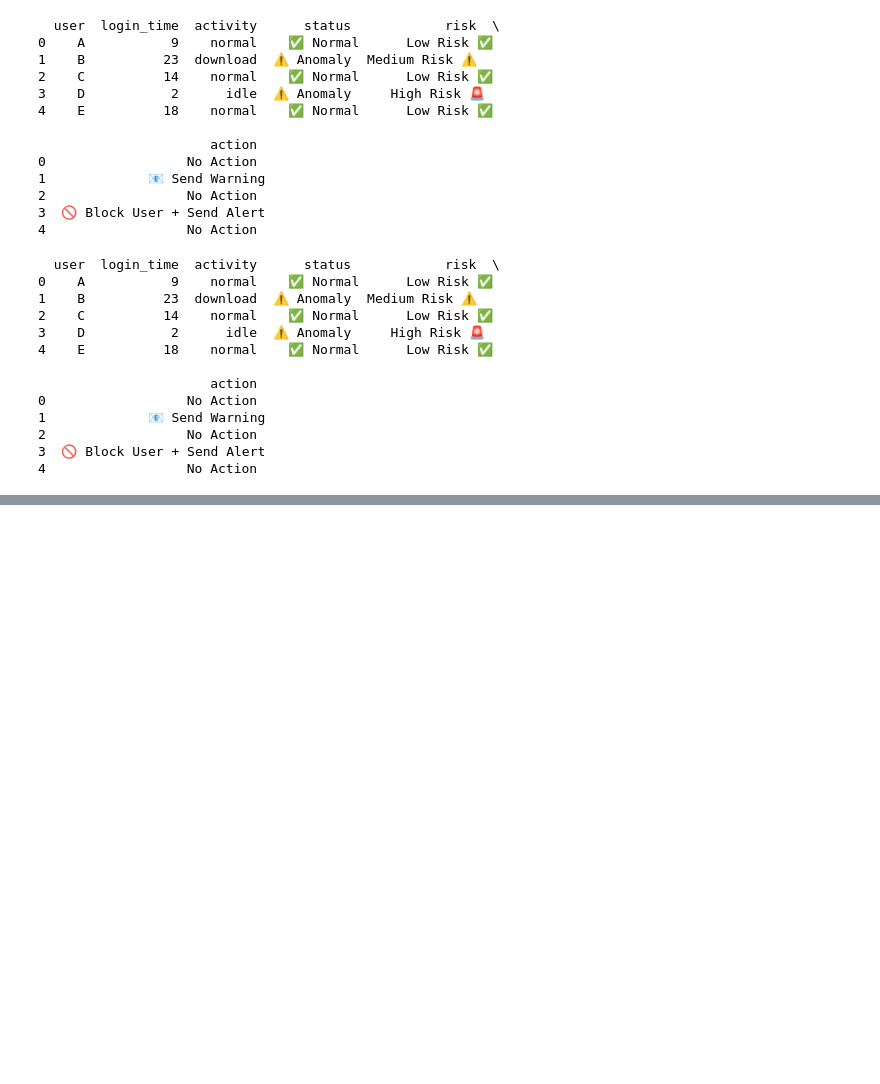
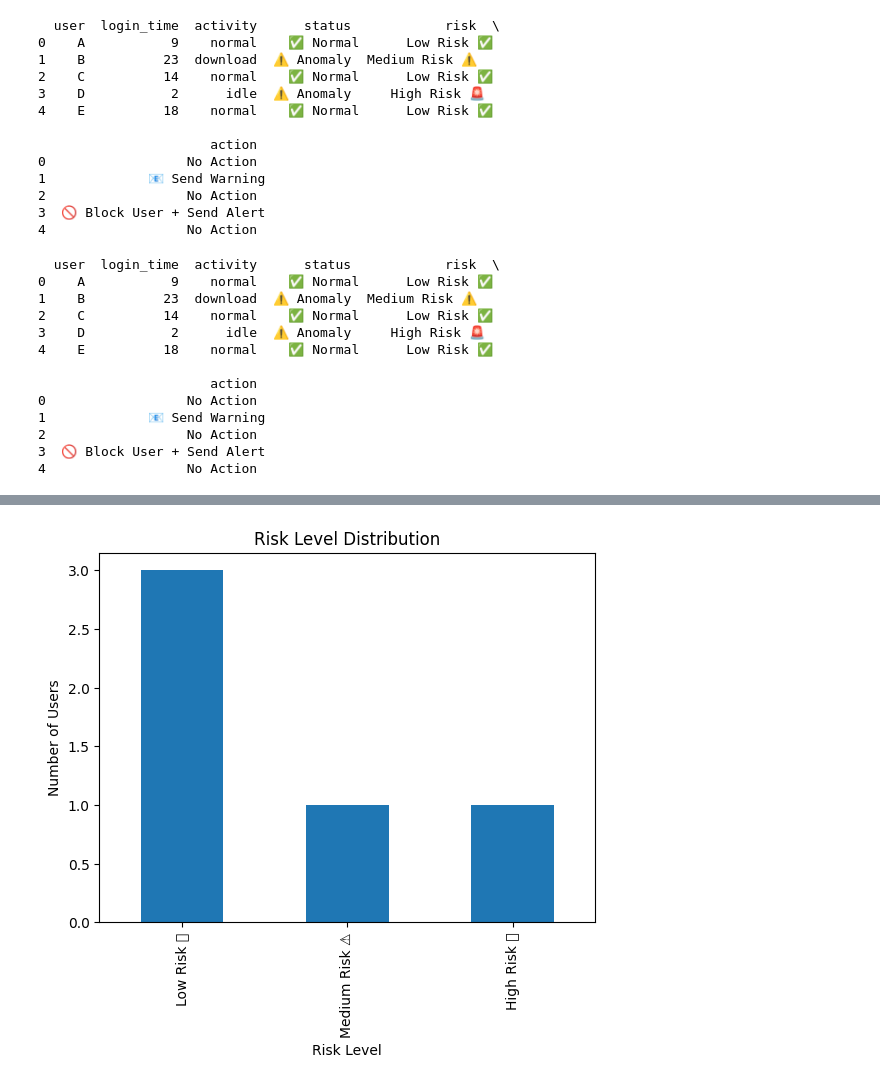
Before and after one commit to THARMAR333/Gen_ai-project, a Jupyter notebook: Source_code.ipynb, the cells around one changed output, grey strips where cells are left out. Cells and saved outputs as stored; diff of their text form; code cells hidden in the pictures; blank space fills up the shorter version.

```diff
--- a/Source_code.ipynb
+++ b/Source_code.ipynb
@@ -80,0 +95,12 @@ print(new_df)
+# %%
+risk_counts = df["risk"].value_counts()
+
+plt.figure()
+risk_counts.plot(kind='bar')
+plt.title("Risk Level Distribution")
+plt.xlabel("Risk Level")
+plt.ylabel("Number of Users")
+
+plt.show()
+# %% [output]
+[figure, added]
```
Also changed, not shown: parts of 4 cells of this notebook.
